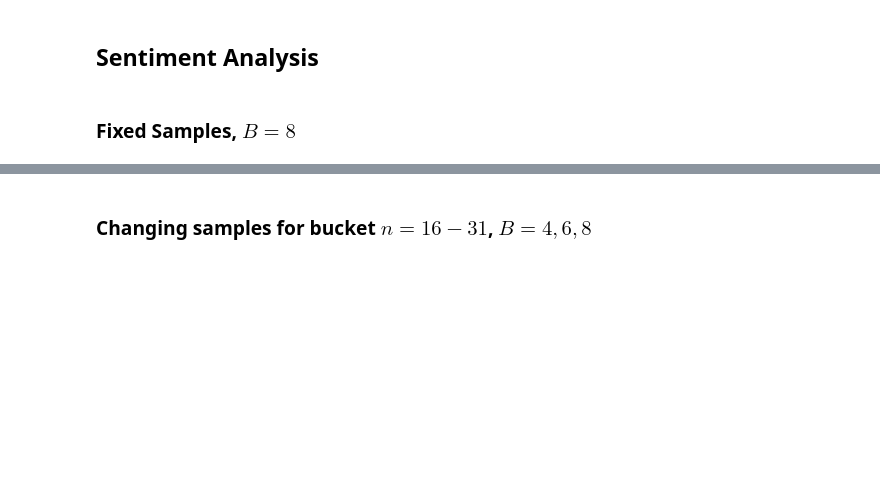
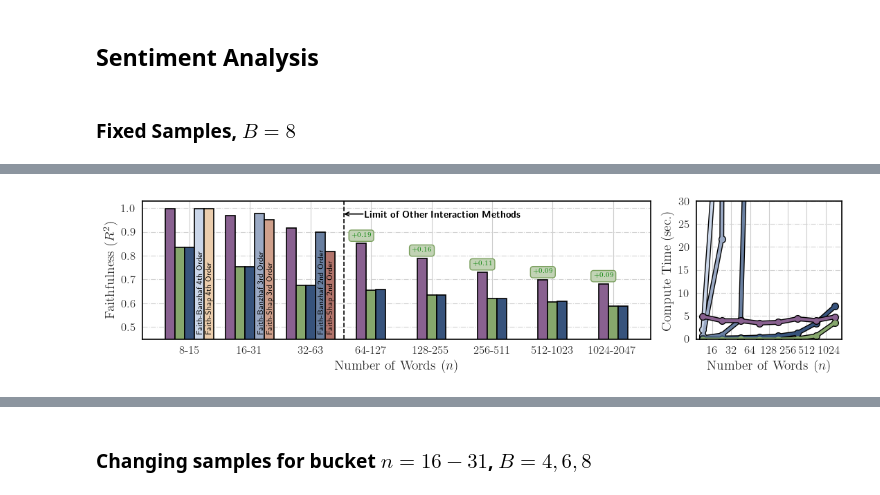
Before and after one commit to basics-lab/spectral-explain, a Jupyter notebook: experiments/plotting/plotting.ipynb, the cells around one changed output, grey strips where cells are left out. Drawn from its saved outputs; the diff is of its cells as text; code cells hidden in the pictures; blank space fills up the shorter version.

```diff
--- a/experiments/plotting/plotting.ipynb
+++ b/experiments/plotting/plotting.ipynb
@@ -11,3 +11,6 @@ plt.rcParams.update({
     "font.family": "serif",
     "hatch.color": "white"
 })
+# %%
+with open('../results/sentiment_faithfulness_1738291318 (1).pkl', 'rb') as f:
+    sentiment_faithfulness2 = pickle.load(f)
@@ -13,0 +25,2 @@ plt.rcParams.update({
+# %%
+b = np.float64(sentiment_faithfulness2['samples'][:,0]) / np.array(np.float64(np.power(2.0,np.array(pd.read_csv('../../data/sentiment.csv')['n']))), dtype='object')
@@ -63,0 +124,92 @@ groups = ['8-15', '16-31', '32-63', '64-127', '128-255', '256-511', '512-1023',
+# %%
+best_methods = ['qsft_hard_0', 'lime_0', 'faith_banzhaf_1', 'faith_banzhaf_4', 'faith_shapley_1']
+methods_per_group = [5,5,5,3,3,3,3,3]
+plt.clf()
+groups = ['8-15', '16-31', '32-63', '64-127', '128-255', '256-511', '512-1023', '1024-2047']
+
+fig, (ax1,ax2) = plt.subplots(1,2, width_ratios=[3.5, 1], figsize=(11, 2.85))
+ax1.grid(True, axis='y', color="lightgray", linewidth="0.8", linestyle="-.")
+ax2.grid(True, axis='y', zorder=3, color="lightgray", linewidth="0.8", linestyle="-.")
+
+x = np.arange(8)
+width = 0.8 / len(best_methods)  # Adjust the width to fit all bars without overlap
+
+sentiment_faithfulness_results = np.zeros((len(best_methods), 8))
+for i, method in enumerate(best_methods):
+    shifts = np.zeros(8)
+    colors = []
+    for j in range(8):
+        if 'faith_banzhaf' in method and method != 'faith_banzhaf_1' and j < 3:
+            method = method[:-1] + str(4-j)
+        elif 'faith_shapley' in method and j < 3:
+            method = method[:-1] + str(4-j)
+        colors.append(color_dict[method])
+        sentiment_faithfulness_results[i, j] = np.mean(sentiment_faithfulness['methods'][method]['test_r2'][20 * j: 20 * (j + 1), 5])
+        shifts[j] =  (i - (methods_per_group[j] - 1) / 2) * width
+        method_name = name_dict[method].replace("\n", " ")
+        if ('faith_banzhaf' in method or 'faith_shapley' in method) and method != 'faith_banzhaf_1' and not np.isnan(sentiment_faithfulness_results[i, j]):
+            ax1.text(x[j]+shifts[j]-0.04, 0.47, rf"\textsf{{{method_name}}}",
+                            ha='left', va='bottom', fontsize=8, color='black',  rotation=90)
+
+    ax1.bar(x + shifts, sentiment_faithfulness_results[i, :], width, color=colors, ecolor='black', edgecolor='black',
+           linewidth=1.2, zorder=2)
+
+
+for i, method in enumerate(['qsft_hard_0', 'lime_0', 'faith_banzhaf_1', 'faith_banzhaf_2', 'faith_banzhaf_3', 'faith_banzhaf_4',]):
+    time_taken = []
+    for j in range(8):
+        if method == 'faith_banzhaf_2' and j == 3:
+            time_taken.append(151)
+        elif method == 'faith_banzhaf_3' and j == 2:
+            time_taken.append(1000)
+        elif method == 'faith_banzhaf_4' and j == 1:
+            time_taken.append(60)
+        else:
+            time_taken.append(np.mean(sentiment_faithfulness['methods'][method]['time'][20 * j: 20 * (j + 1), 5]))
+    ax2.plot(x+1, time_taken, color='black', linewidth=5, marker='o', markersize=7, zorder=2.4-0.1*i)
+    ax2.plot(x+1, time_taken, color=color_dict[method], linewidth=3, marker='o', markersize=5, zorder=2.5-0.1*i)
+
+
+for j in range(3,8):
+    spectral_explain_value = sentiment_faithfulness_results[0, j]
+    lime_value = sentiment_faithfulness_results[2, j]
+    ax1.text(j-(width), spectral_explain_value + 0.02, f"+{spectral_explain_value - lime_value:.2f}",
+        ha='center', va='bottom', fontsize=7, color='green', bbox=dict(facecolor='#c2d3b5', edgecolor='#7aa05e', boxstyle='round,pad=0.4'))
+
+for ax in [ax1, ax2]:
+    for spine in ax.spines.values():
+        spine.set_edgecolor('black')
+        spine.set_linewidth(1.2)  # Optional: Adjust thickness
+
+ax1.set_ylim(.45, 1.03)
+ax1.set_xlabel("Number of Words ($n$)", fontsize=14)
+ax1.set_ylabel("Faithfulness ($R^2$)", fontsize=14)
+ax1.set_xticks(np.arange(8), groups,fontsize=12)
+ax1.set_yticks([0.5, 0.6, 0.7, 0.8, 0.9, 1.0],[0.5, 0.6, 0.7, 0.8, 0.9, 1.0],fontsize=12)
+# Adding a vertical line between the third and fourth groups
+ax1.axvline(x=2.55, color='black', linestyle='--', linewidth=1.2, zorder=3)
+ax1.text(2.9, 0.97, r"\textsf{\textbf{Limit of Other Interaction Methods}}", fontsize=10, color='black',
+         ha='left', va='center')
+ax1.annotate(
+    '',
+    xy=(2.52, 0.975),  # The point on the dotted line (x, y)
+    xytext=(2.9, 0.975),  # The position of the "Frontier of Interactions" text (x, y)
+    arrowprops=dict(facecolor='black', edgecolor='black', arrowstyle='->', lw=1.2, zorder=3)
+)
+
+ax2.set_ylim(0,30)
+ax2.set_yticks([0,5,10,15,20,25,30], [0,5,10,15,20,25,30],fontsize=12)
+ax2.set_xlabel("Number of Words ($n$)", fontsize=14)
+ax2.set_ylabel("Compute Time (sec.)", fontsize=14)
+ax2.set_xticks(np.arange(2, 9) - 0.5)  # Set tick positions
+ax2.set_xticklabels(['16', '32', '64', '128', '256', '512', '1024'], rotation=0, ha='center', fontsize=12)
+import matplotlib.transforms as mtrans
+# ...
+trans = mtrans.Affine2D().translate(6, 0)
+for t in [list(ax.get_xticklabels())[-1]]:
+    t.set_transform(t.get_transform()+trans)
+ax1.axhspan(3, 5, facecolor='b', alpha=0.5)
+fig.tight_layout()
+plt.savefig('sentiment_faithfulness_fixed2.pdf', dpi=400, bbox_inches='tight')
+plt.show()
+# %% [output]
@@ -63,0 +217 @@ groups = ['8-15', '16-31', '32-63', '64-127', '128-255', '256-511', '512-1023',
+[figure, added]
```
Also changed, not shown: parts of 36 cells of this notebook, 44 other files.
